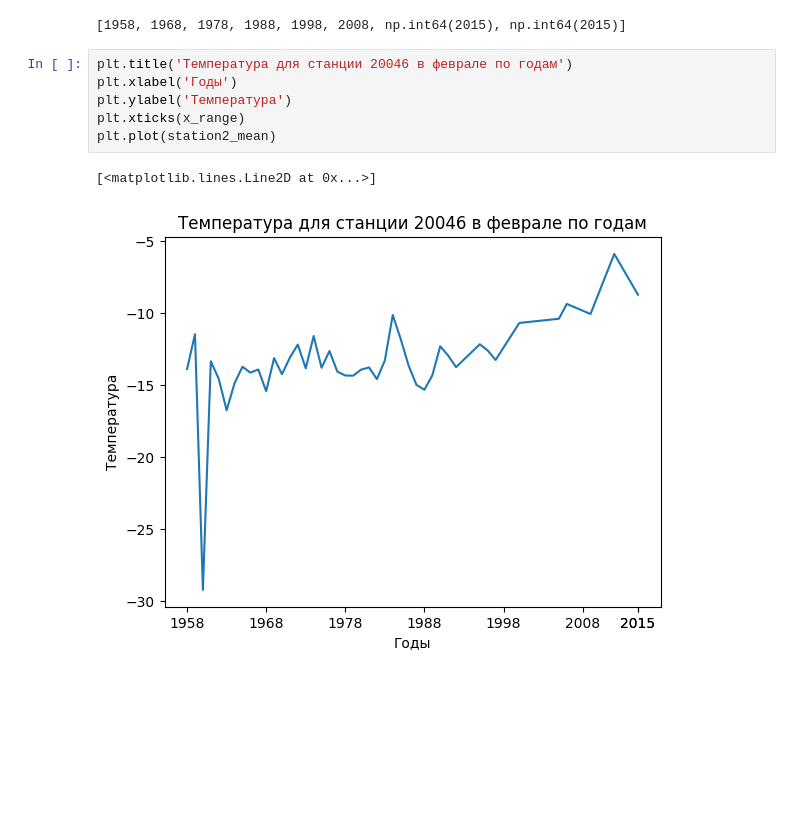
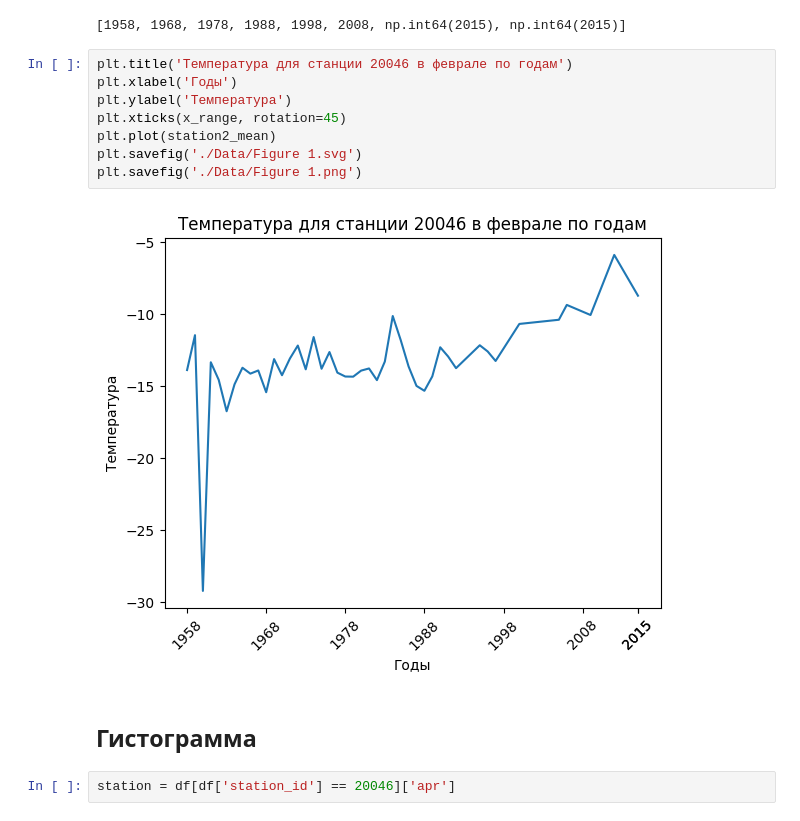
Before and after one commit to ArmanVasilovich/python_spbu, a Jupyter notebook: November/November-11/November-11th.ipynb, the cells around one changed output. Cells and saved outputs as stored; diff of their text form; blank space fills up the shorter version.

Commit message:
Matplotlib advanced graphs

```diff
--- a/November/November-11/November-11th.ipynb
+++ b/November/November-11/November-11th.ipynb
@@ -246,9 +246,14 @@ x_range
 # %%
 plt.title('Температура для станции 20046 в феврале по годам')
 plt.xlabel('Годы')
 plt.ylabel('Температура')
-plt.xticks(x_range)
+plt.xticks(x_range, rotation=45)
 plt.plot(station2_mean)
+plt.savefig('./Data/Figure 1.svg')
+plt.savefig('./Data/Figure 1.png')
 # %% [output]
-[<matplotlib.lines.Line2D at 0x...>]
-[figure, old version]
+[figure, new version]
+# %% [markdown]
+## Гистограмма
+# %%
+station = df[df['station_id'] == 20046]['apr']
```
Also changed, not shown: parts of 21 cells of this notebook, 3 other files.
